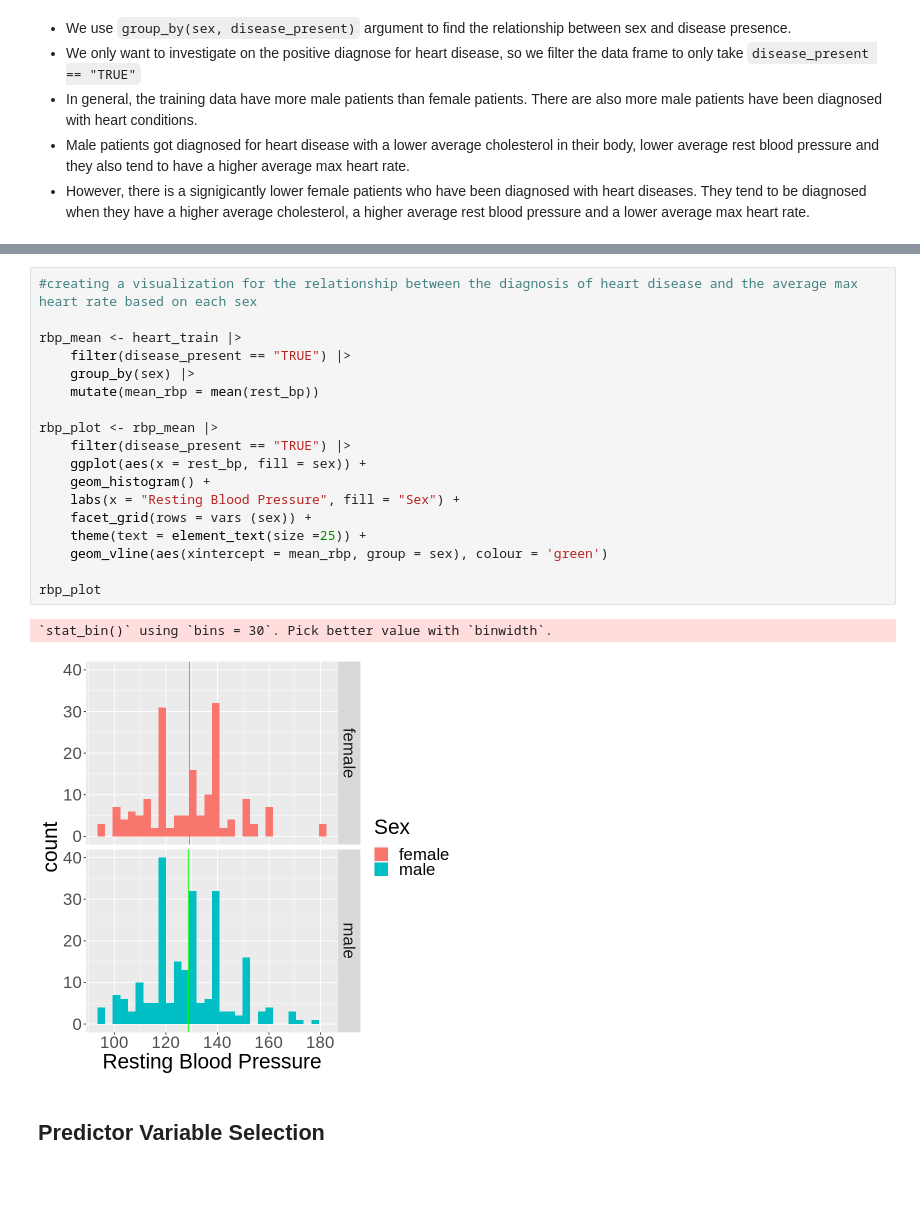
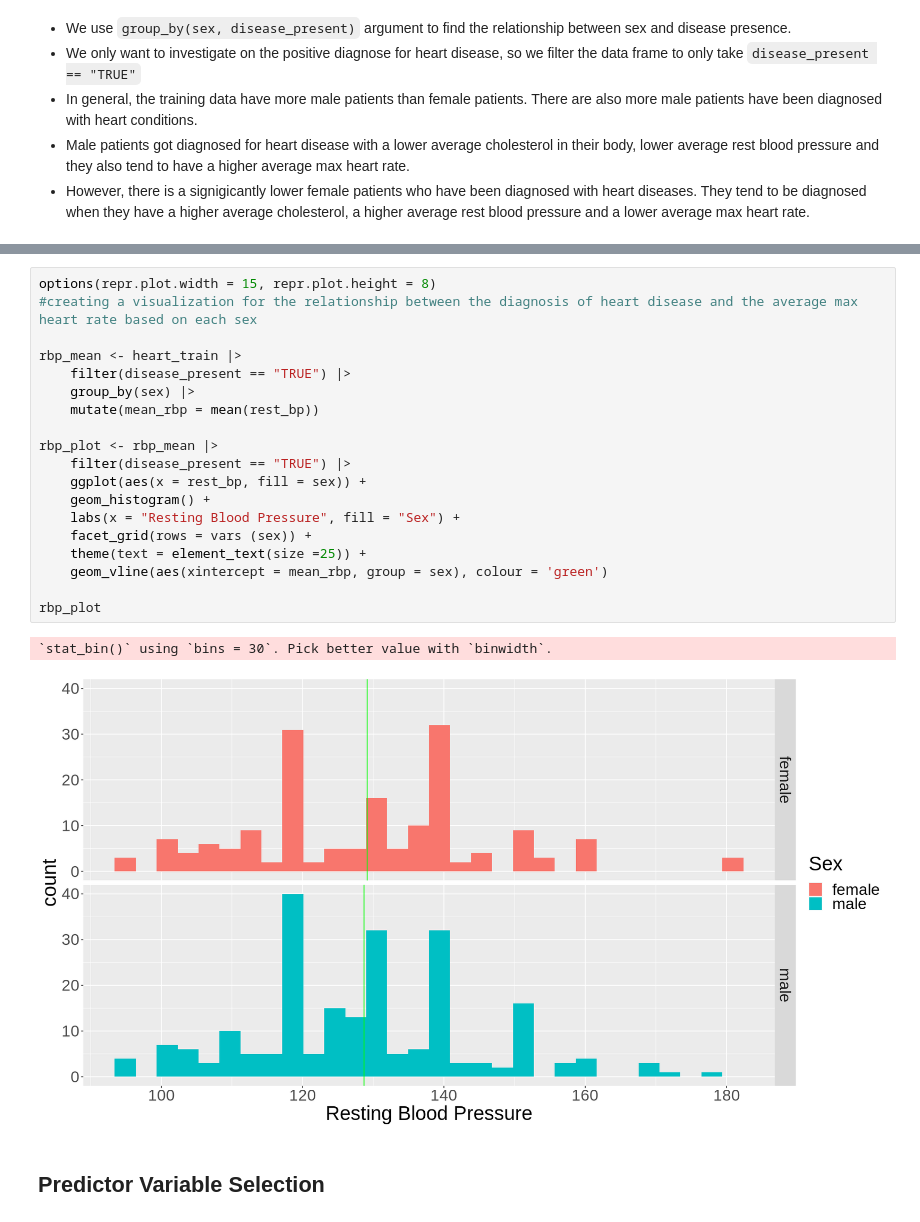
Before and after one commit to vyle2003/DSCI-100-Project, a Jupyter notebook: DSCI 100 Project Report.ipynb, the cells around one changed output, grey strips where cells are left out. Saved outputs shown, nothing was run; the diff lists cells and outputs as text; blank space fills up the shorter version.

```diff
--- a/DSCI 100 Project Report.ipynb
+++ b/DSCI 100 Project Report.ipynb
@@ -209,24 +229,25 @@ mhr_plot
 # %%
+options(repr.plot.width = 15, repr.plot.height = 8)
 #creating a visualization for the relationship between the diagnosis of heart disease and the average max heart rate based on each sex
 
 rbp_mean <- heart_train |>
     filter(disease_present == "TRUE") |>
     group_by(sex) |>
     mutate(mean_rbp = mean(rest_bp))
 
 rbp_plot <- rbp_mean |>
     filter(disease_present == "TRUE") |>
     ggplot(aes(x = rest_bp, fill = sex)) +
     geom_histogram() +
     labs(x = "Resting Blood Pressure", fill = "Sex") +
     facet_grid(rows = vars (sex)) +
     theme(text = element_text(size =25)) +
     geom_vline(aes(xintercept = mean_rbp, group = sex), colour = 'green')
 
 rbp_plot
 # %% [output]
 `stat_bin()` using `bins = 30`. Pick better value with `binwidth`.
-[figure, old version]
+[figure, new version]
 # %% [markdown]
 ## Predictor Variable Selection ##
 # %% [markdown]
```
Also changed, not shown: parts of 7 cells of this notebook.
